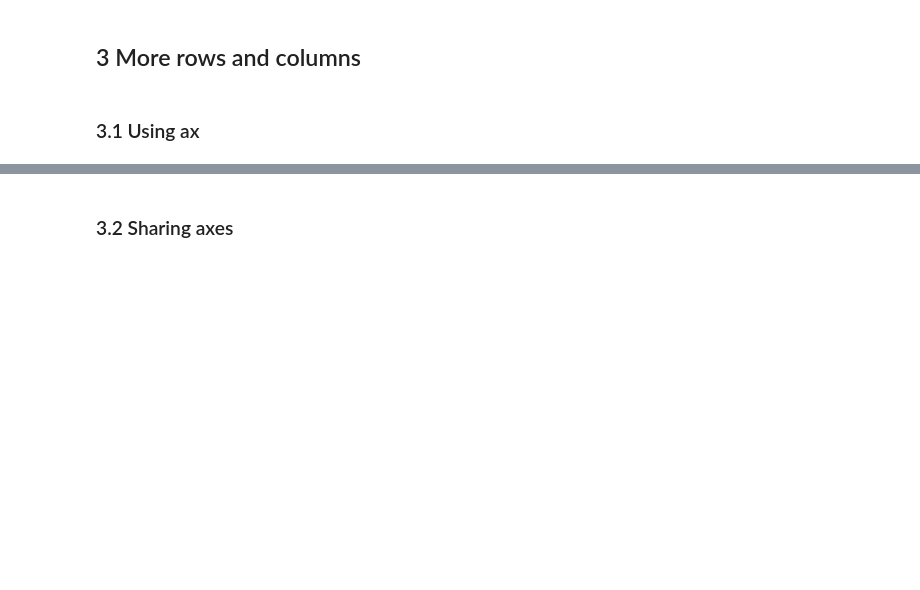
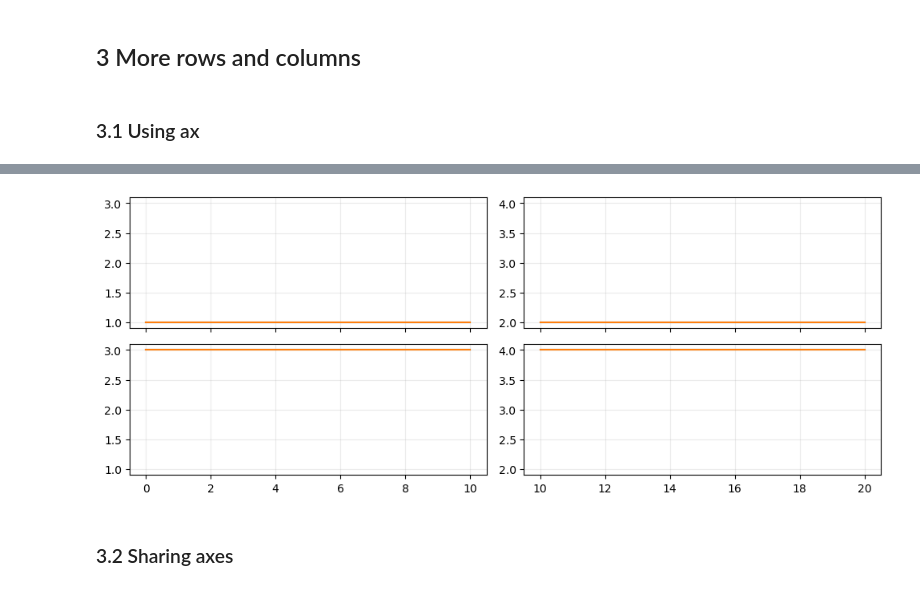
Before and after one commit to SPS-SP2273/learning-portfolio-yugan01, a Jupyter notebook: plotting/plotting_(good).ipynb, the cells around one changed output, grey strips where cells are left out. Cells and saved outputs as stored; diff of their text form; code cells hidden in the pictures; blank space fills up the shorter version.

```diff
--- a/plotting/plotting_(good).ipynb
+++ b/plotting/plotting_(good).ipynb
@@ -117,3 +151,12 @@ Text(0.5, 0.98, '$\\sin(x)$ and $\\cos(x)$')
+# %%
+top_left=ax[0, 0]
+top_right=ax[0, 1]
+bottom_left=ax[1, 0]
+bottom_right=ax[1, 1]
+top_left, top_right, bottom_left, bottom_right = ax.flatten()
+fig
+# %% [output]
+[figure, added]
 # %% [markdown]
 ### 3.2 Sharing axes
 # %%
```
Also changed, not shown: parts of 8 cells of this notebook, 1 other file.
